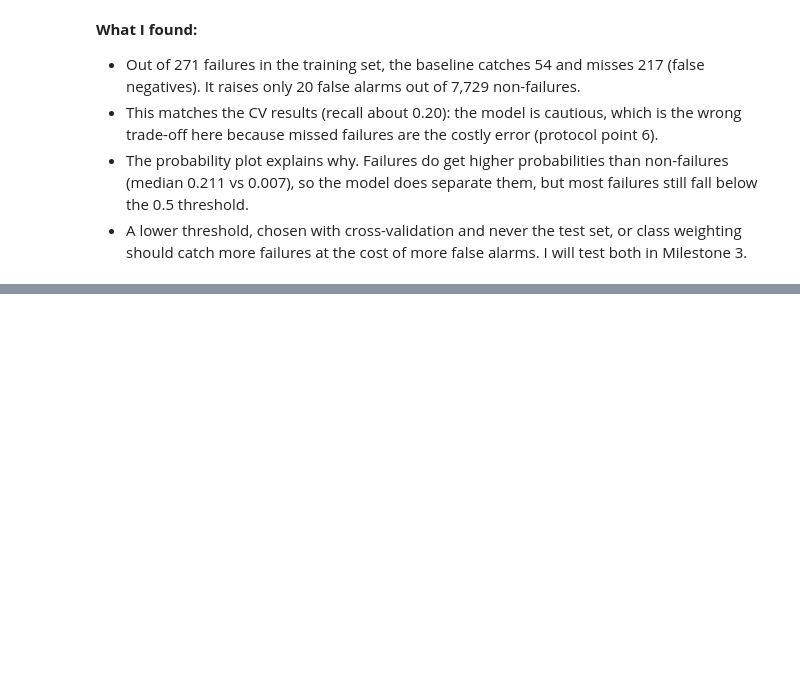
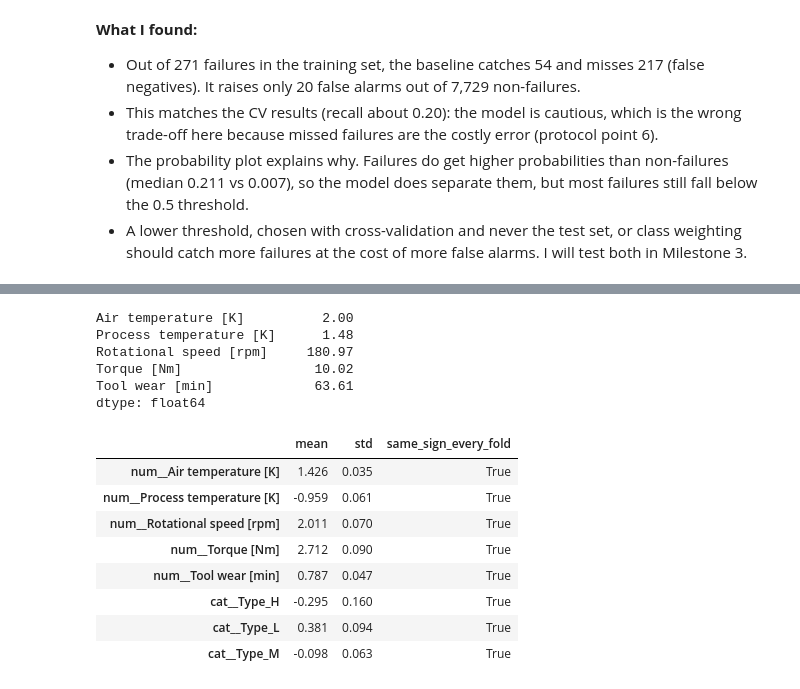
Before and after one commit to NathanL05/ct4101-ml-portfolio, a Jupyter notebook: notebooks/02_baseline.ipynb, the cells around one changed output, grey strips where cells are left out. Saved outputs shown, nothing was run; the diff lists cells and outputs as text; code cells hidden in the pictures; blank space fills up the shorter version.

Commit message:
Add coefficient interpretation and stability

```diff
--- a/notebooks/02_baseline.ipynb
+++ b/notebooks/02_baseline.ipynb
@@ -215,0 +219,13 @@ Median probability, failure:    0.211
+# %%
+import numpy as np
+
+lr_pipe.fit(X_train, y_train)
+
+feature_names = lr_pipe.named_steps["prep"].get_feature_names_out()
+coefs = lr_pipe.named_steps["model"].coef_[0]
+
+coef_table = pd.DataFrame(
+    {"coefficient": coefs, "odds_ratio": np.exp(coefs)},
+    index=feature_names,
+).round(3)
+coef_table
@@ -215,0 +242,32 @@ Median probability, failure:    0.211
+# %%
+scaler = lr_pipe.named_steps["prep"].named_transformers_["num"]
+pd.Series(scaler.scale_, index=numeric_cols).round(2)
+# %% [output]
+Air temperature [K]          2.00
+Process temperature [K]      1.48
+Rotational speed [rpm]     180.97
+Torque [Nm]                 10.02
+Tool wear [min]             63.61
+dtype: float64
+# %%
+stability = cross_validate(lr_pipe, X_train, y_train, cv=cv, return_estimator=True)
+fold_coefs = pd.DataFrame(
+    [est.named_steps["model"].coef_[0] for est in stability["estimator"]],
+    columns=feature_names,
+)
+
+pd.DataFrame({
+    "mean": fold_coefs.mean(),
+    "std": fold_coefs.std(),
+    "same_sign_every_fold": (np.sign(fold_coefs) == np.sign(fold_coefs.mean())).all(),
+}).round(3)
+# %% [output]
+|  | mean | std | same_sign_every_fold |
+| num__Air temperature [K] | 1.426 | 0.035 | True |
+| num__Process temperature [K] | -0.959 | 0.061 | True |
+| num__Rotational speed [rpm] | 2.011 | 0.070 | True |
+| num__Torque [Nm] | 2.712 | 0.090 | True |
+| num__Tool wear [min] | 0.787 | 0.047 | True |
+| cat__Type_H | -0.295 | 0.160 | True |
+| cat__Type_L | 0.381 | 0.094 | True |
+| cat__Type_M | -0.098 | 0.063 | True |
```
Also changed, not shown: parts of 3 cells of this notebook, 1 other file.
